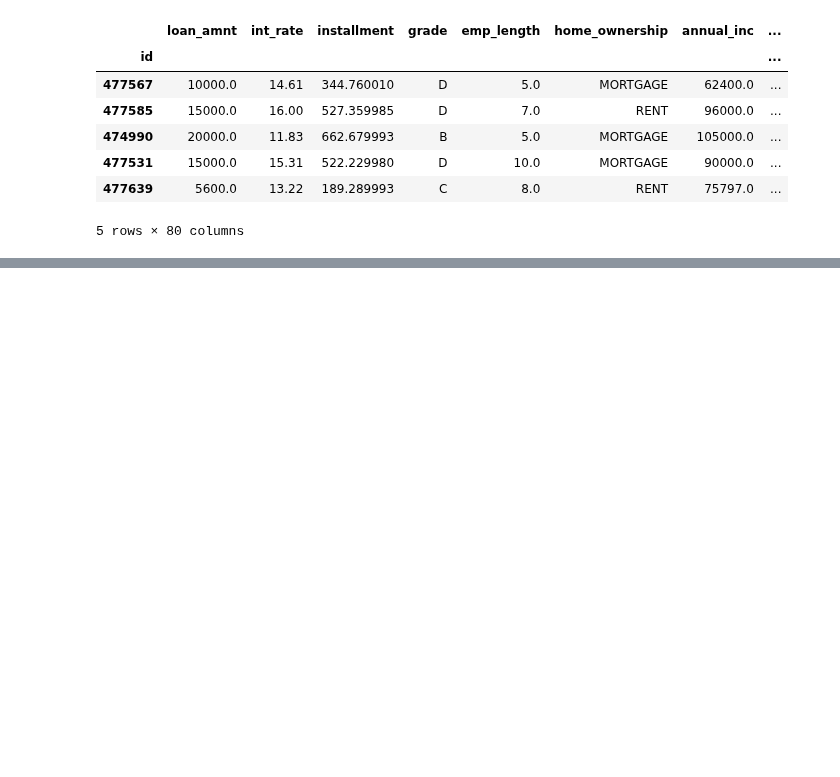
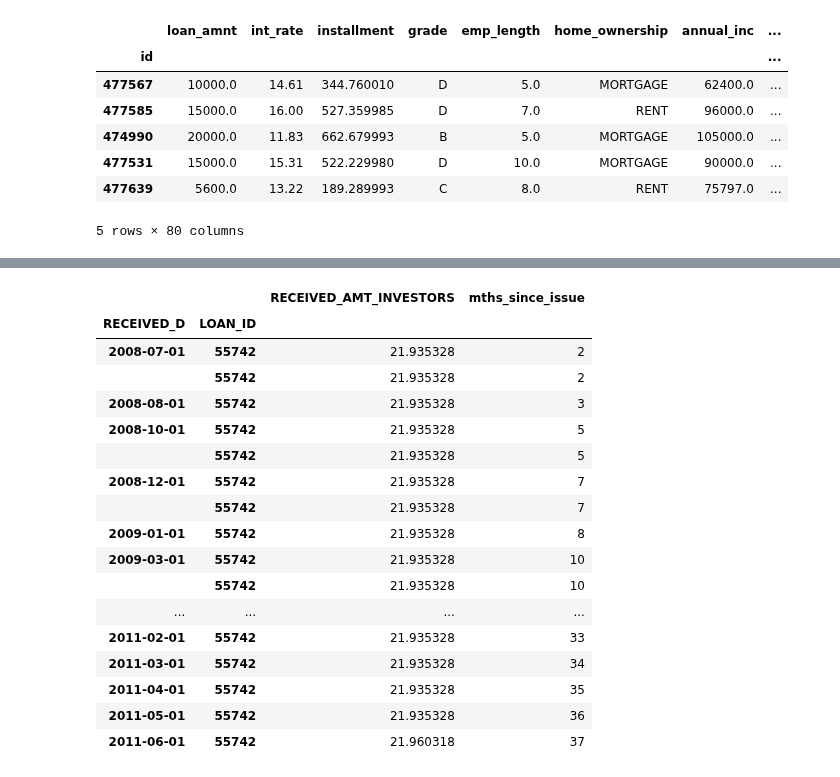
Before and after one commit to Booleans/consumer-loan-investment-strategy-simulator, a Jupyter notebook: FreshStart.ipynb, the cells around one changed output, grey strips where cells are left out. Cells and saved outputs as stored; diff of their text form; code cells hidden in the pictures; blank space fills up the shorter version.

```diff
--- a/FreshStart.ipynb
+++ b/FreshStart.ipynb
@@ -84,0 +312,43 @@ df_EDA.to_pickle('df_EDA.pkl.bz2', compression='bz2')
+# %%
+def get_one_loan_payment_data(df_payments, loan_id):
+    '''
+    Function to extract payments made by a single loan ID.
+
+    Args:
+        payments_training_loans (dataframe): The dataframe containing all loan payments data for our training loans.
+            Only training loans are relevant since ROI needs to be calculated as our label to use in model training.
+        loan_id (int): The loan ID that we want to get payments for.
+
+    Returns:
+        DataFrame: Returns a dataframe containing payment history for a single loan.
+
+    Todo: Add in description of the format the payments_training_loans dataframe should be in.
+    '''
+    try:
+        # Loan ID must be passed in as a list to ensure we get a dataframe back and not a series.
+        # Otherwise a series is returned when we have a loan where only 1 payment has been made.
+        return df_payments.loc[pd.IndexSlice[:, loan_id], ['RECEIVED_AMT_INVESTORS', 'mths_since_issue']]
+    except:
+        # Need to return an empty dataframe if no payments were found for the given loan_id.
+        return pd.DataFrame()
+# %%
+get_one_loan_payment_data(df_payments, 55742)
+# %% [output]
+|  |  | RECEIVED_AMT_INVESTORS | mths_since_issue |
+| RECEIVED_D | LOAN_ID |  |  |
+| 2008-07-01 | 55742 | 21.935328 | 2 |
+|  | 55742 | 21.935328 | 2 |
+| 2008-08-01 | 55742 | 21.935328 | 3 |
+| 2008-10-01 | 55742 | 21.935328 | 5 |
+|  | 55742 | 21.935328 | 5 |
+| 2008-12-01 | 55742 | 21.935328 | 7 |
+|  | 55742 | 21.935328 | 7 |
+| 2009-01-01 | 55742 | 21.935328 | 8 |
+| 2009-03-01 | 55742 | 21.935328 | 10 |
+|  | 55742 | 21.935328 | 10 |
+| ... | ... | ... | ... |
+| 2011-02-01 | 55742 | 21.935328 | 33 |
+| 2011-03-01 | 55742 | 21.935328 | 34 |
+| 2011-04-01 | 55742 | 21.935328 | 35 |
+| 2011-05-01 | 55742 | 21.935328 | 36 |
+| 2011-06-01 | 55742 | 21.960318 | 37 |
```
Also changed, not shown: parts of 34 cells of this notebook.
